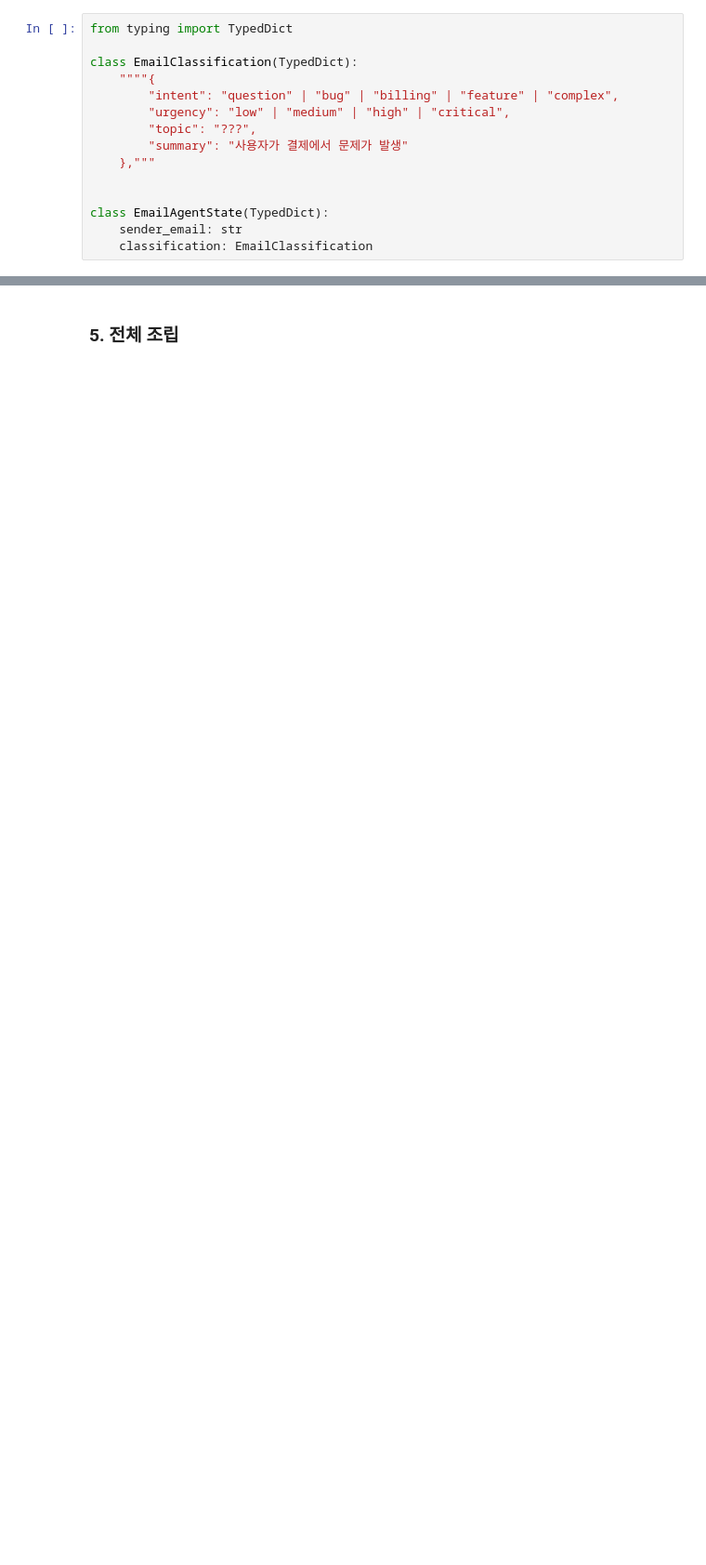
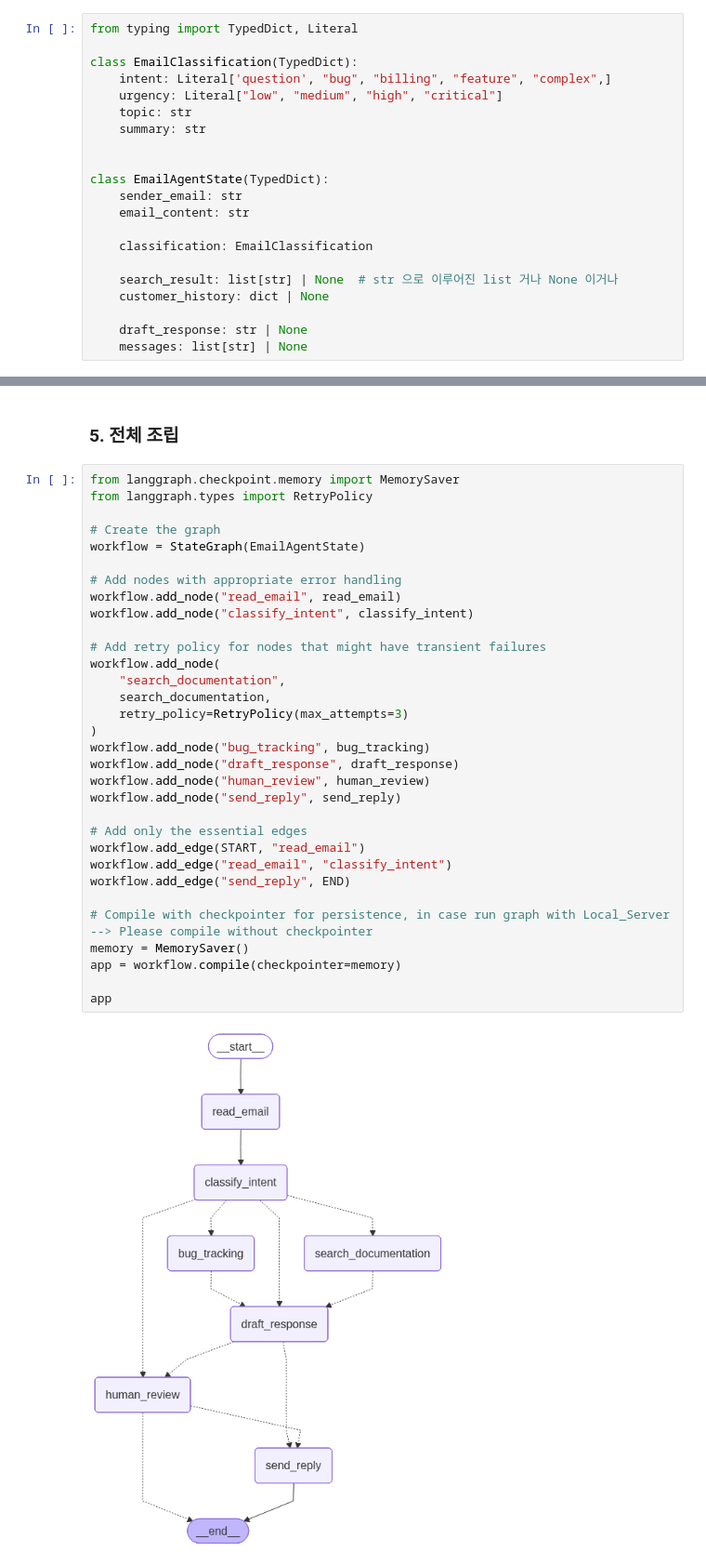
Before and after one commit to verba-neo/gaida-2, a Jupyter notebook: 05-langgraph/03-thinking.ipynb, the cells around one changed output, grey strips where cells are left out. Shown at 93% size. Cells and saved outputs as stored; diff of their text form; blank space fills up the shorter version.

```diff
--- a/05-langgraph/03-thinking.ipynb
+++ b/05-langgraph/03-thinking.ipynb
@@ -149,19 +149,25 @@ State 예시
 **중요한 원칙**
 > `state` 는 날것의 데이터 (JSON, `dict`)를 그대로 사용. 자연어로 바꾸지 말것.
 # %%
-from typing import TypedDict
+from typing import TypedDict, Literal
 
 class EmailClassification(TypedDict):
-    """"{
-        "intent": "question" | "bug" | "billing" | "feature" | "complex",
-        "urgency": "low" | "medium" | "high" | "critical",
-        "topic": "???",
-        "summary": "사용자가 결제에서 문제가 발생"
-    },"""
+    intent: Literal['question', "bug", "billing", "feature", "complex",]
+    urgency: Literal["low", "medium", "high", "critical"]
+    topic: str
+    summary: str
 
 
 class EmailAgentState(TypedDict):
     sender_email: str
+    email_content: str
+
     classification: EmailClassification
+
+    search_result: list[str] | None  # str 으로 이루어진 list 거나 None 이거나
+    customer_history: dict | None
+
+    draft_response: str | None
+    messages: list[str] | None
 # %% [markdown]
 ### 4. 필요한 Node/Tool/Router 개발
@@ -168,2 +364,36 @@ class EmailAgentState(TypedDict):
 # %% [markdown]
 ### 5. 전체 조립
+# %%
+from langgraph.checkpoint.memory import MemorySaver
+from langgraph.types import RetryPolicy
+
+# Create the graph
+workflow = StateGraph(EmailAgentState)
+
+# Add nodes with appropriate error handling
+workflow.add_node("read_email", read_email)
+workflow.add_node("classify_intent", classify_intent)
+
+# Add retry policy for nodes that might have transient failures
+workflow.add_node(
+    "search_documentation",
+    search_documentation,
+    retry_policy=RetryPolicy(max_attempts=3)
+)
+workflow.add_node("bug_tracking", bug_tracking)
+workflow.add_node("draft_response", draft_response)
+workflow.add_node("human_review", human_review)
+workflow.add_node("send_reply", send_reply)
+
+# Add only the essential edges
+workflow.add_edge(START, "read_email")
+workflow.add_edge("read_email", "classify_intent")
+workflow.add_edge("send_reply", END)
+
+# Compile with checkpointer for persistence, in case run graph with Local_Server --> Please compile without checkpointer
+memory = MemorySaver()
+app = workflow.compile(checkpointer=memory)
+
+app
+# %% [output]
+[figure, added]
```
Also changed, not shown: parts of 8 cells of this notebook.
